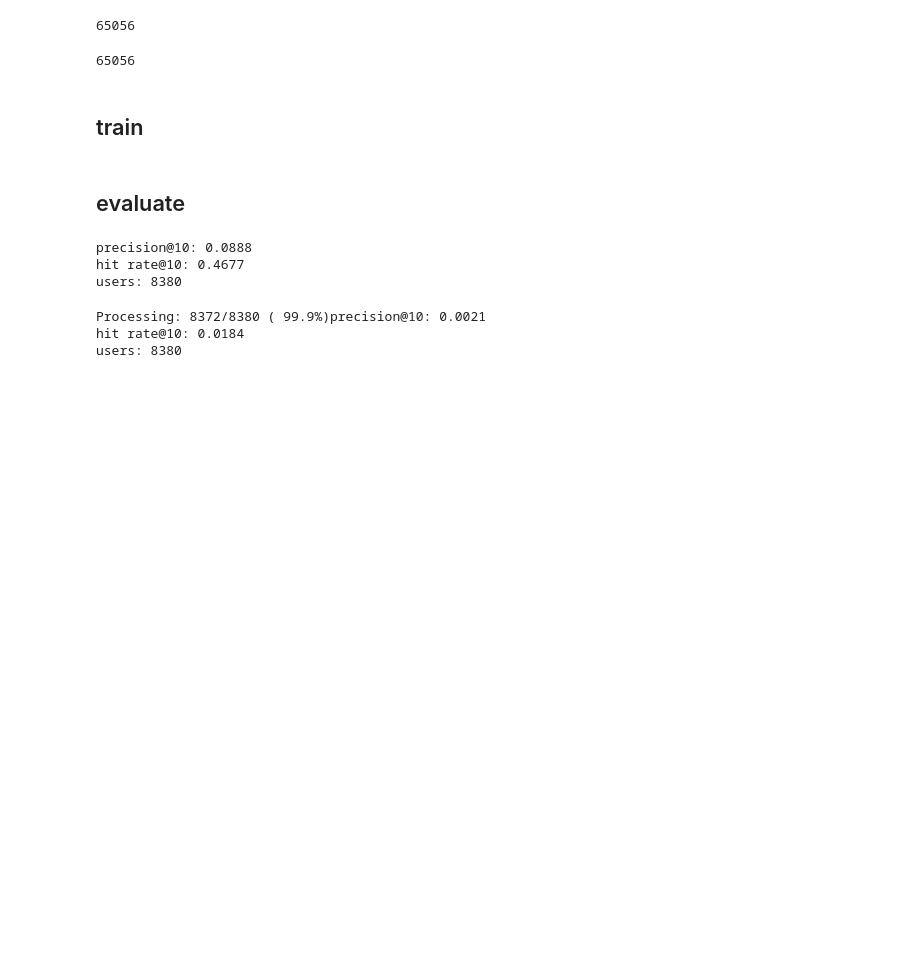
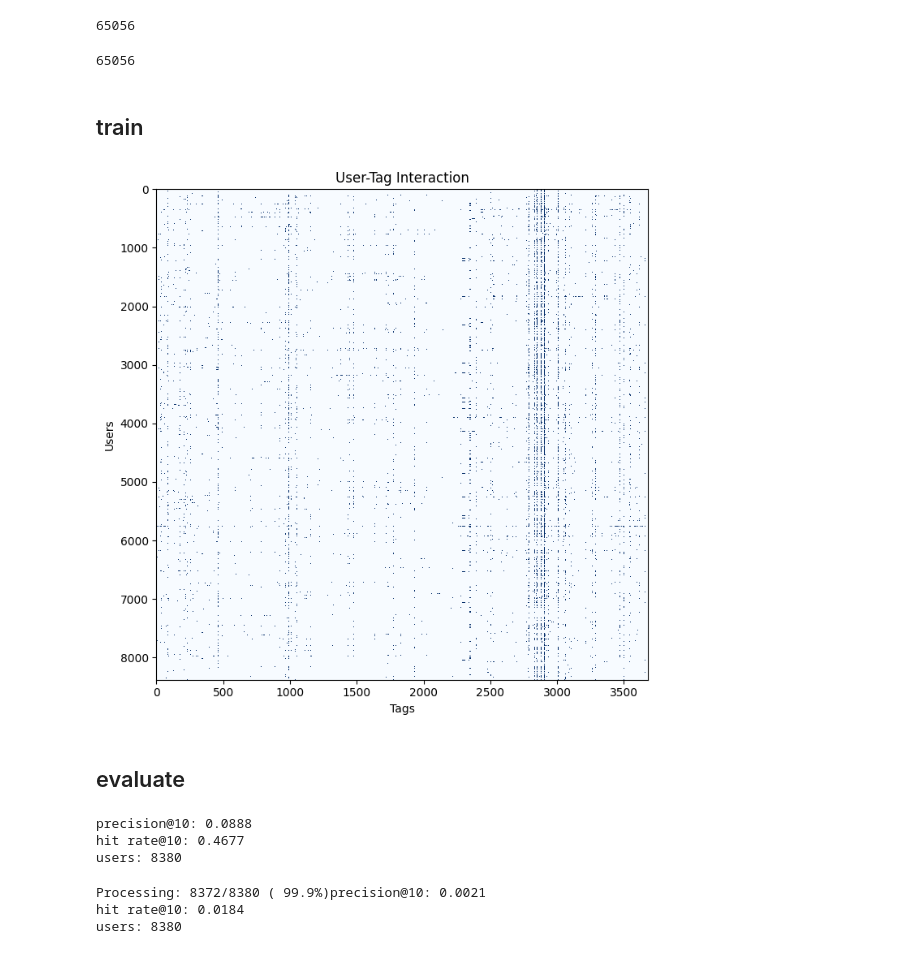
Before and after one commit to KostyalBalint/polymarket-computational-tools, a Jupyter notebook: collaborative_filtering/collaborative_filtering_reccomender.ipynb, the cells around one changed output. Cells and saved outputs as stored; diff of their text form; code cells hidden in the pictures; blank space fills up the shorter version.

```diff
--- a/collaborative_filtering/collaborative_filtering_reccomender.ipynb
+++ b/collaborative_filtering/collaborative_filtering_reccomender.ipynb
@@ -145,6 +146,30 @@ with open("../models/cf_mappings.pkl", 'wb') as f:
             'event_titles': event_titles,
             'tag_labels': tag_labels
         }, f)
+# %%
+import matplotlib.pyplot as plt
+
+cfmatrix = matrix.toarray()
+n_users, n_tags = cfmatrix.shape
+user_idx = np.random.choice(n_users, n_users, replace=False)
+tag_idx = np.random.choice(n_tags, n_tags, replace=False)
+
+sampled = cfmatrix[np.ix_(sorted(user_idx), sorted(tag_idx))]
+
+fig, ax = plt.subplots(figsize=(7, 7))
+
+# has interaction or not
+binary_matrix = (sampled > 0).astype(int)
+
+ax.imshow(binary_matrix, cmap='Blues', aspect='auto', interpolation='nearest')
+ax.set_xlabel('Tags')
+ax.set_ylabel('Users')
+ax.set_title(f'User-Tag Interaction')
+
+plt.tight_layout()
+plt.show()
+# %% [output]
+[figure, added]
 # %% [markdown]
 ## evaluate
 # %%
```
Also changed, not shown: parts of 1 cell of this notebook, 2 other files.
